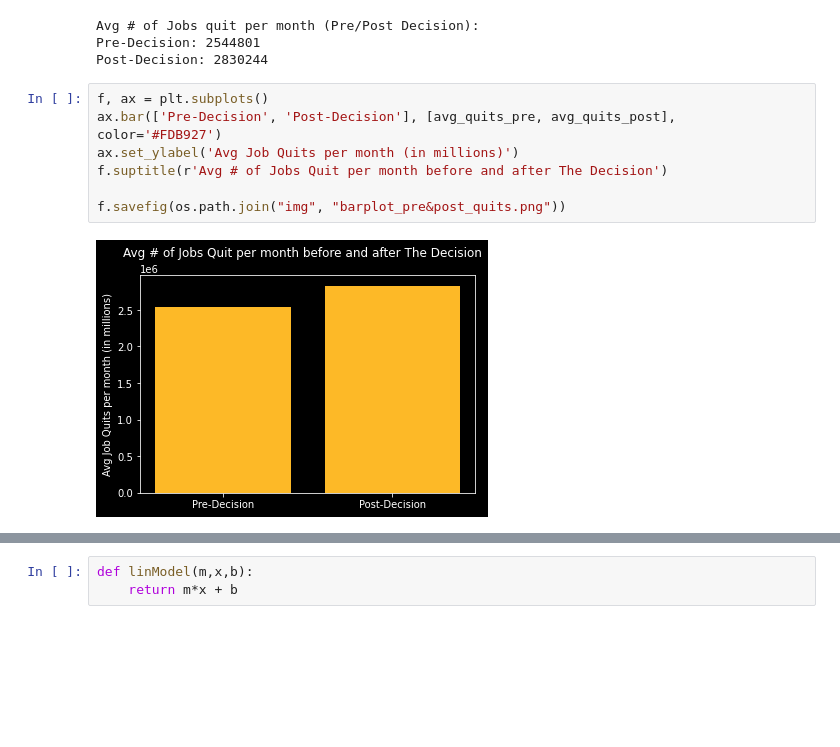
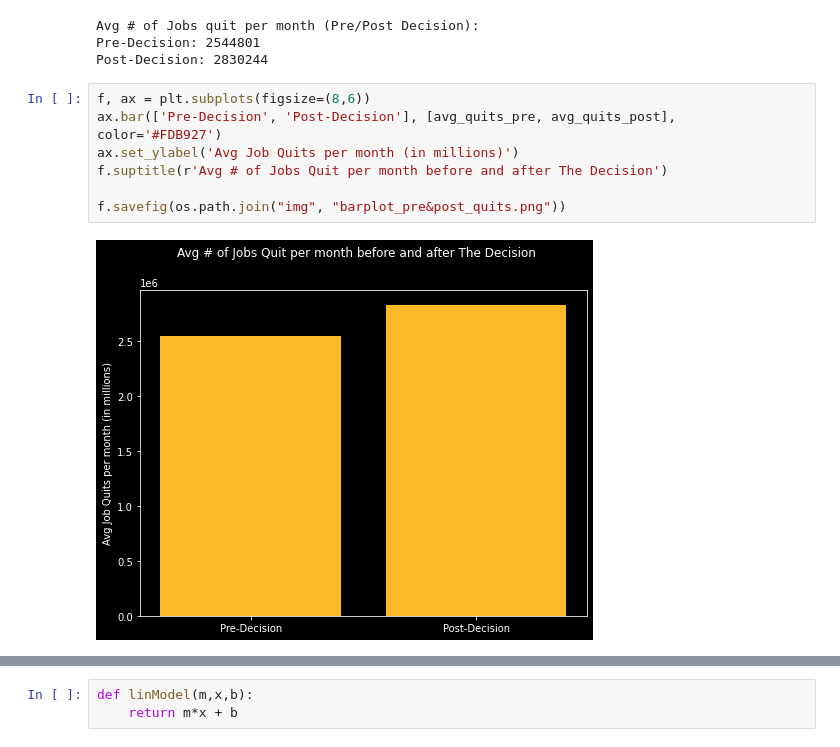
Before and after one commit to andrewbowen19/nbaGreatResignation, a Jupyter notebook: job_data_vis.ipynb, the cells around one changed output, grey strips where cells are left out. Drawn from its saved outputs; the diff is of its cells as text; blank space fills up the shorter version.

```diff
--- a/job_data_vis.ipynb
+++ b/job_data_vis.ipynb
@@ -46,13 +45,13 @@ Avg # of Jobs quit per month (Pre/Post Decision):
 Pre-Decision: 2544801
 Post-Decision: 2830244
 # %%
-f, ax = plt.subplots()
+f, ax = plt.subplots(figsize=(8,6))
 ax.bar(['Pre-Decision', 'Post-Decision'], [avg_quits_pre, avg_quits_post], color='#FDB927')
 ax.set_ylabel('Avg Job Quits per month (in millions)')
 f.suptitle(r'Avg # of Jobs Quit per month before and after The Decision')
 
 f.savefig(os.path.join("img", "barplot_pre&post_quits.png"))
 # %% [output]
-[figure, old version]
+[figure, new version]
 # %%
 # Plotting line graph of quits with decision airdate in red
```
Also changed, not shown: parts of 16 cells of this notebook, 6 other files.
